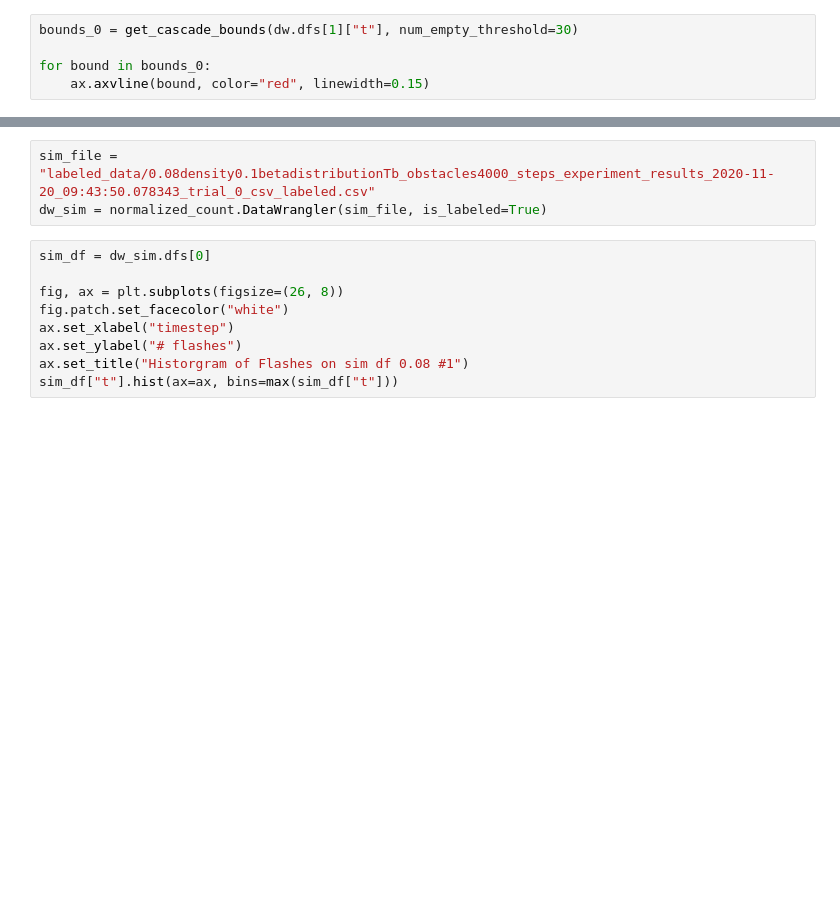
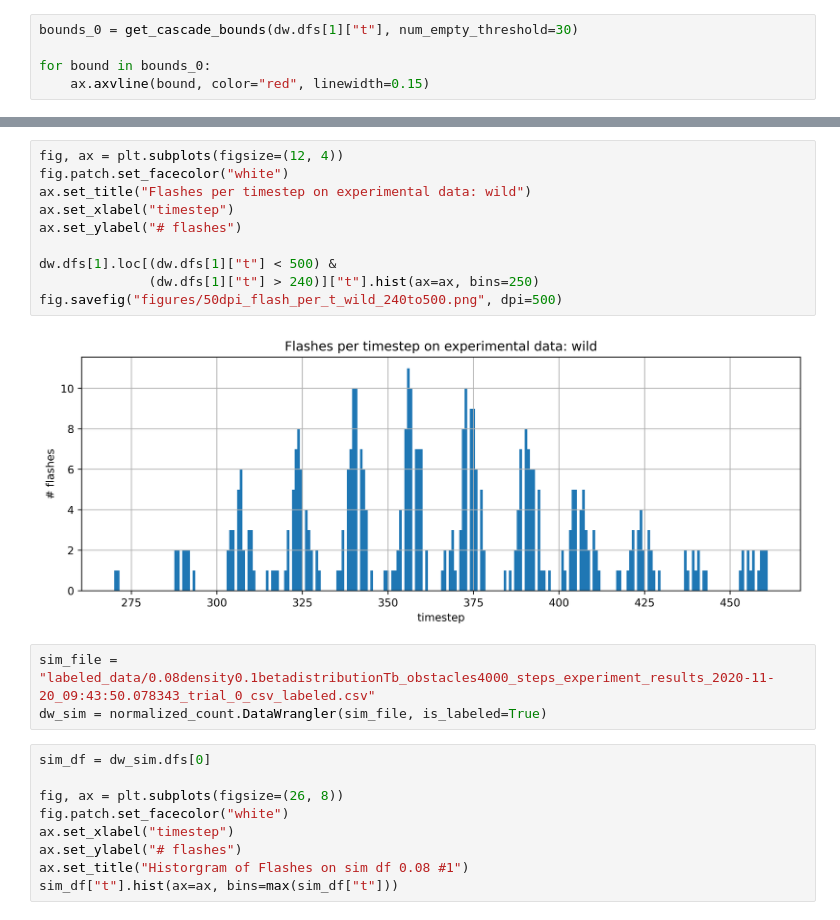
Before and after one commit to owingit/firefly-networks, a Jupyter notebook: cascades.ipynb, the cells around one changed output, grey strips where cells are left out. Saved outputs shown, nothing was run; the diff lists cells and outputs as text; blank space fills up the shorter version.

```diff
--- a/cascades.ipynb
+++ b/cascades.ipynb
@@ -117,3 +159,15 @@ fig
+# %%
+fig, ax = plt.subplots(figsize=(12, 4))
+fig.patch.set_facecolor("white")
+ax.set_title("Flashes per timestep on experimental data: wild")
+ax.set_xlabel("timestep")
+ax.set_ylabel("# flashes")
+
+dw.dfs[1].loc[(dw.dfs[1]["t"] < 500) &
+              (dw.dfs[1]["t"] > 240)]["t"].hist(ax=ax, bins=250)
+fig.savefig("figures/50dpi_flash_per_t_wild_240to500.png", dpi=500)
+# %% [output]
+[figure, added]
 # %%
 sim_file = "labeled_data/0.08density0.1betadistributionTb_obstacles4000_steps_experiment_results_2020-11-20_09:43:50.078343_trial_0_csv_labeled.csv"
 dw_sim = normalized_count.DataWrangler(sim_file, is_labeled=True)
```
Also changed, not shown: parts of 11 cells of this notebook, 8 other files.
